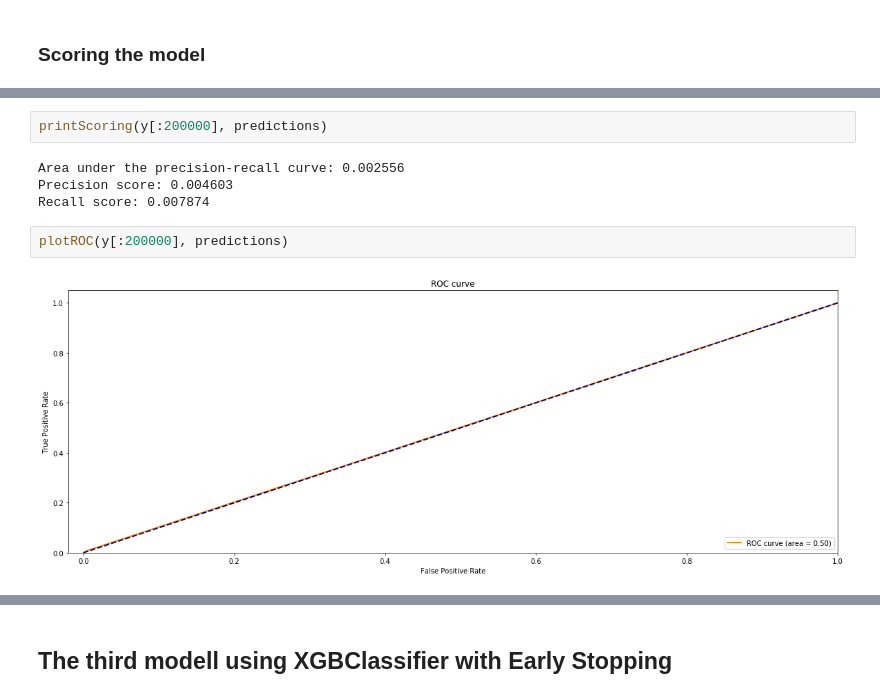
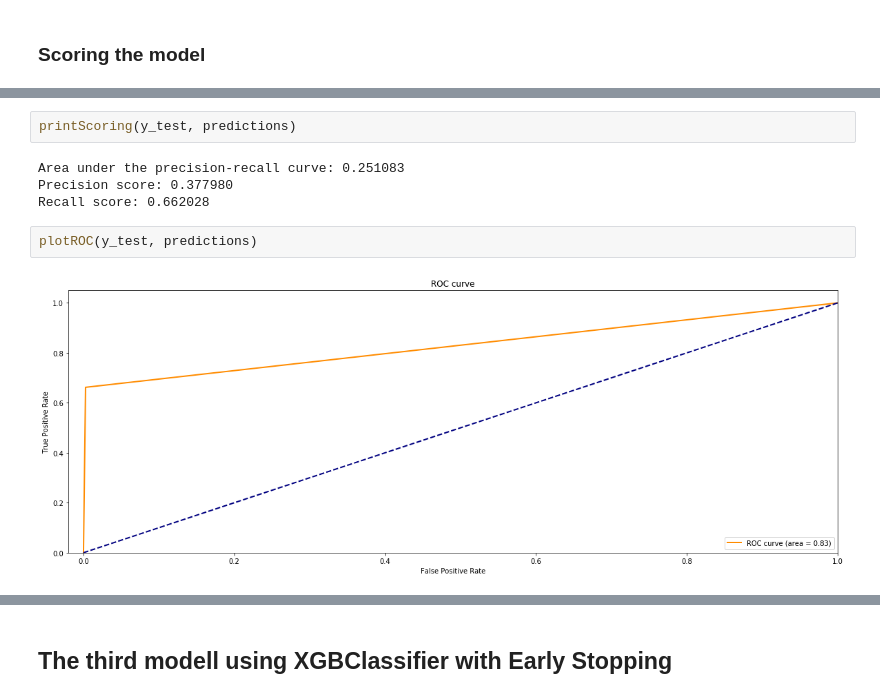
Before and after one commit to 181192/DAT158ML-Oblig02, a Jupyter notebook: Fraud Detection.ipynb, the cells around one changed output, grey strips where cells are left out. Drawn from its saved outputs; the diff is of its cells as text.

```diff
--- a/Fraud Detection.ipynb
+++ b/Fraud Detection.ipynb
@@ -987,10 +1095,10 @@ print(precision_score(y_test, predictions), recall_score(y_test, predictions))
 # %%
-printScoring(y[:200000], predictions)
+printScoring(y_test, predictions)
 # %% [output]
-Area under the precision-recall curve: 0.002556
-Precision score: 0.004603
-Recall score: 0.007874
+Area under the precision-recall curve: 0.251083
+Precision score: 0.377980
+Recall score: 0.662028
 # %%
-plotROC(y[:200000], predictions)
+plotROC(y_test, predictions)
 # %% [output]
-[figure, old version]
+[figure, new version]
```
Also changed, not shown: parts of 49 cells of this notebook.
